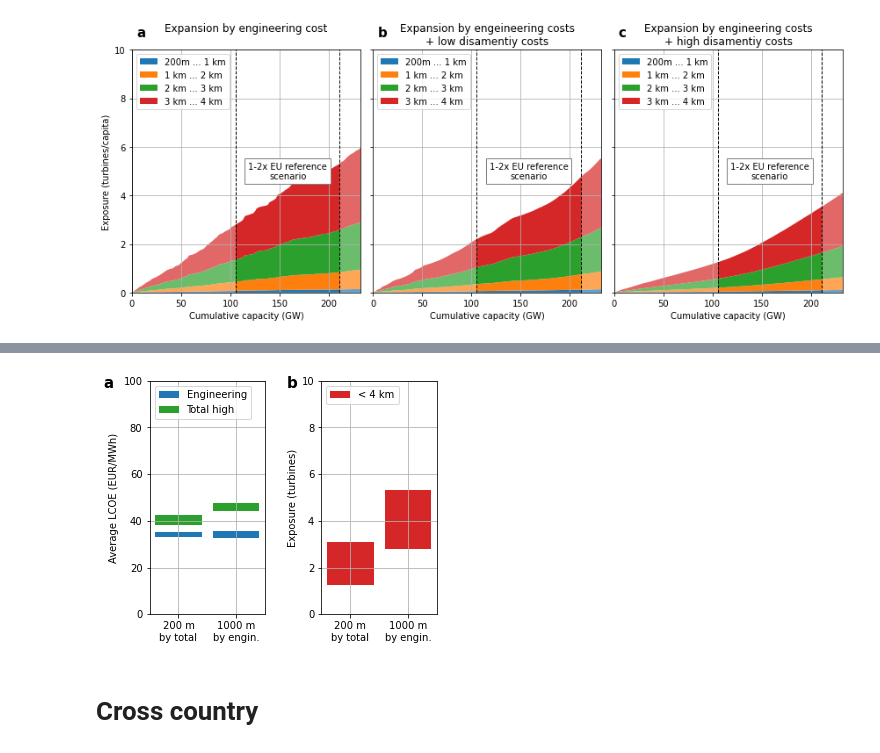
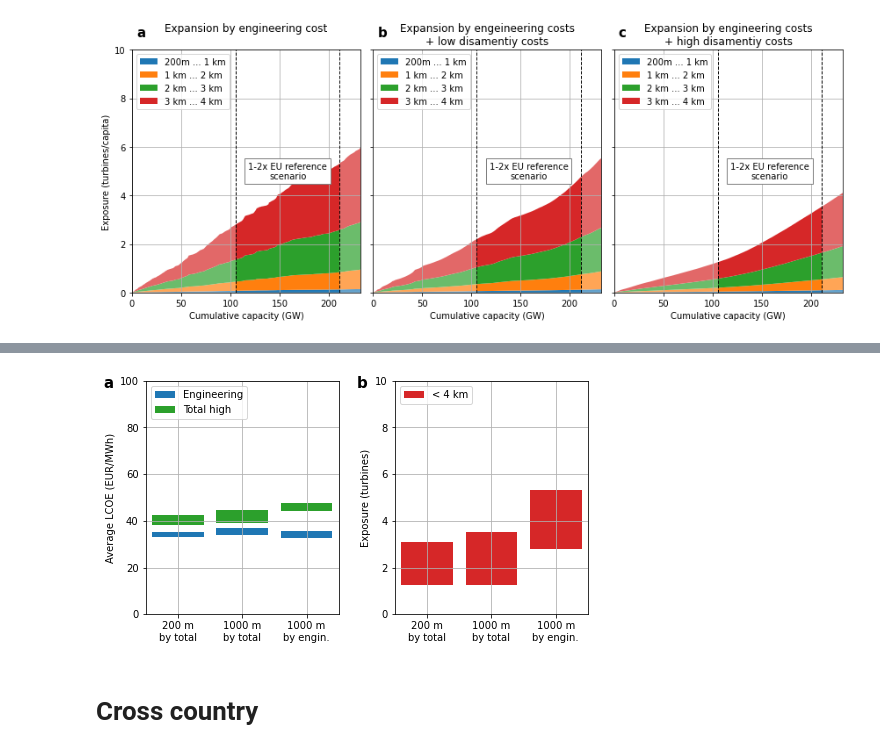
Before and after one commit to timtroendle/wind-onshore-cost-potential, a Jupyter notebook: notebooks/analysis.ipynb, the cells around one changed output, grey strips where cells are left out. Drawn from its saved outputs; the diff is of its cells as text; code cells hidden in the pictures.

```diff
--- a/notebooks/analysis.ipynb
+++ b/notebooks/analysis.ipynb
@@ -218,7 +221,7 @@ plt.savefig('Figure 4.png', dpi=300)
 # %% [markdown]
 Cost potential curves
 # %%
-c = 'DE'
+c = 'FI'
 
 fig, ax = plt.subplots(1, 2, figsize=(8, 4), sharex='col', gridspec_kw={'width_ratios': [4,2]})
 
@@ -242,7 +245,7 @@ ax[0].legend(loc='upper left')
 
 ax[0].set_xlabel('Cumulative capacity (GW)')
 ax[0].set_ylabel('Marginal LCOE (EUR/MWh)')
-ax[0].set_xlim(0, cumulative_capacity.iloc[-1])
+ax[0].set_xlim(0, 100)  # cumulative_capacity.iloc[-1])
 ax[0].set_ylim(0, 100)
 ax[0].grid()
 
@@ -263,5 +266,5 @@ ax[1].set_ylabel('\nMarginal LCOE (EUR/MWh)')
 ax[1].grid()
 
 plt.tight_layout()
-plt.savefig('Figure 5.png', dpi=300)
+#plt.savefig('Figure 5.png', dpi=300)
 # %% [output]
@@ -724,6 +678,7 @@ plt.grid()
 
 a1 = bottom[int(targets[c]/2*1000)]
 b1 = bottom[int(2*targets[c]/2*1000)]
+es1000_1, es1000_2 = a1, b1
 print(f'Exposure between {round(a1, 1)} and {round(b1, 1)}')
 print(f'Reduction to {round(a1/a0, 2)} and {round(b1/b0, 2)}')
 
@@ -743,17 +698,13 @@ kpi_dict = {
     'disamenity': disamenity_cost,
     'engineering dumb': engineering_cost_dumb,
     'disamenity dumb': disamenity_cost_dumb,
+    'engineering smart 1000': engineering_cost_smart_1000,
+    'disamenity smart 1000': disamenity_cost_smart_1000
 }
 kpi =  pd.DataFrame({
     'full': {
         key: value.mean().round() for key, value in kpi_dict.items()
     },
-    #'1x EU reference scenario (marginal)': {
-    #    key: value.iloc[int(targets[c]/2*1000)].round(1) for key, value in kpis.items()
-    #},
-    #'2x EU reference scenario (marginal)': {
-    #    key: value.iloc[int(targets[c]/2*1000*2)].round(1) for key, value in kpis.items()
-    #},
     '1x EU reference scenario (mean)': {
         key: value.iloc[:int(targets[c]/2*1000)].mean().round(1) for key, value in kpi_dict.items()
     },
@@ -764,6 +715,11 @@ kpi =  pd.DataFrame({
 kpi.loc['engineering smart'] = [0, b_1, b_2]
 kpi.loc['exposure smart'] = [0, es_1, es_2]
 kpi.loc['exposure dumb'] = [0, ed_1, ed_2]
+kpi.loc['exposure smart 1000'] = [0, es1000_1, es1000_2]
+kpi.loc['disamenity dumb increase'] = kpi.loc['disamenity dumb'] / kpi.loc['disamenity']
+kpi.loc['disamenity samart 1000 increase'] = kpi.loc['disamenity smart 1000'] / kpi.loc['disamenity']
+kpi.loc['exposure dumb increase'] = kpi.loc['exposure dumb'] / kpi.loc['exposure smart']
+kpi.loc['exposure smart 1000 increase'] = kpi.loc['exposure smart 1000'] / kpi.loc['exposure smart']
 kpi #/ tmp.loc['engineering']
 # %% [output]
 |  | full | 1x EU reference scenario (mean) | 2x EU reference scenario (mean) |
@@ -777,49 +740,50 @@ kpi #/ tmp.loc['engineering']
 # %%
-fig, ax = plt.subplots(1, 2, figsize=(5, 4), sharex='col', gridspec_kw={'width_ratios': [1, 1]})
+fig, ax = plt.subplots(1, 2, figsize=(7, 4), sharex='col', gridspec_kw={'width_ratios': [1, 1]})
 
-ax[0].text(-0.4, 1.02, 'a', transform=ax[0].transAxes, fontsize=15, verticalalignment='top', fontweight="bold")
+ax[0].text(-0.22, 1.02, 'a', transform=ax[0].transAxes, fontsize=15, verticalalignment='top', fontweight="bold")
 
-for i, df in enumerate([kpi.loc[['engineering smart', 'engineering dumb']], kpi.loc[['disamenity', 'disamenity dumb']]]):
+for i, df in enumerate([kpi.loc[['engineering smart', 'engineering smart 1000', 'engineering dumb']],
+                        kpi.loc[['disamenity', 'disamenity smart 1000', 'disamenity dumb']]]):
     ax[0].bar(
         range(len(df)),
         df['2x EU reference scenario (mean)']-df['1x EU reference scenario (mean)'],
         bottom=df['1x EU reference scenario (mean)'],
         color='tab:blue' if i==0 else 'tab:green',
         label='Engineering' if i==0 else 'Total high'
     )
 
-ax[0].set_xlim([-0.5, 1.5])
-ax[0].set_xticks([0, 1])
-ax[0].set_xticklabels(['200 m\nby total','1000 m\nby engin.'])
+ax[0].set_xlim([-0.5, 2.5])
+ax[0].set_xticks([0, 1, 2])
+ax[0].set_xticklabels(['200 m\nby total', '1000 m\nby total', '1000 m\nby engin.'])
 ax[0].set_ylim(0, 100)
 ax[0].set_ylabel('Average LCOE (EUR/MWh)')
 ax[0].grid()
 ax[0].legend(loc='upper left')
 
 
-ax[1].text(-0.3, 1.02, 'b', transform=ax[1].transAxes, fontsize=15, verticalalignment='top', fontweight="bold")
+ax[1].text(-0.2, 1.02, 'b', transform=ax[1].transAxes, fontsize=15, verticalalignment='top', fontweight="bold")
 
-for i, df in enumerate([kpi.loc[['exposure smart', 'exposure dumb']]]):
+for i, df in enumerate([kpi.loc[['exposure smart', 'exposure smart 1000', 'exposure dumb']]]):
     ax[1].bar(
         range(i*len(df), i*len(df)+len(df)),
         df['2x EU reference scenario (mean)']-df['1x EU reference scenario (mean)'],
         bottom=df['1x EU reference scenario (mean)'],
         color='tab:red',
         label='< 4 km'
     )
 
-ax[1].set_xlim([-0.5, 1.5])
-ax[1].set_xticks([0, 1])
-ax[1].set_xticklabels(['200 m\nby total','1000 m\nby engin.'])
+ax[1].set_xlim([-0.5, 2.5])
+ax[1].set_xticks([0, 1, 2])
+ax[1].set_xticklabels(['200 m\nby total', '1000 m\nby total', '1000 m\nby engin.'])
 ax[1].set_ylim(0, 10)
 ax[1].set_ylabel('\nExposure (turbines)')
 ax[1].grid()
 ax[1].legend(loc='upper left')
 
 plt.tight_layout()
 plt.savefig('Figure 8.png', dpi=300)
 # %% [output]
-[figure, old version]
+[figure, new version]
 # %% [markdown]
 # Cross country
 # %%
```
Also changed, not shown: parts of 26 cells of this notebook.
